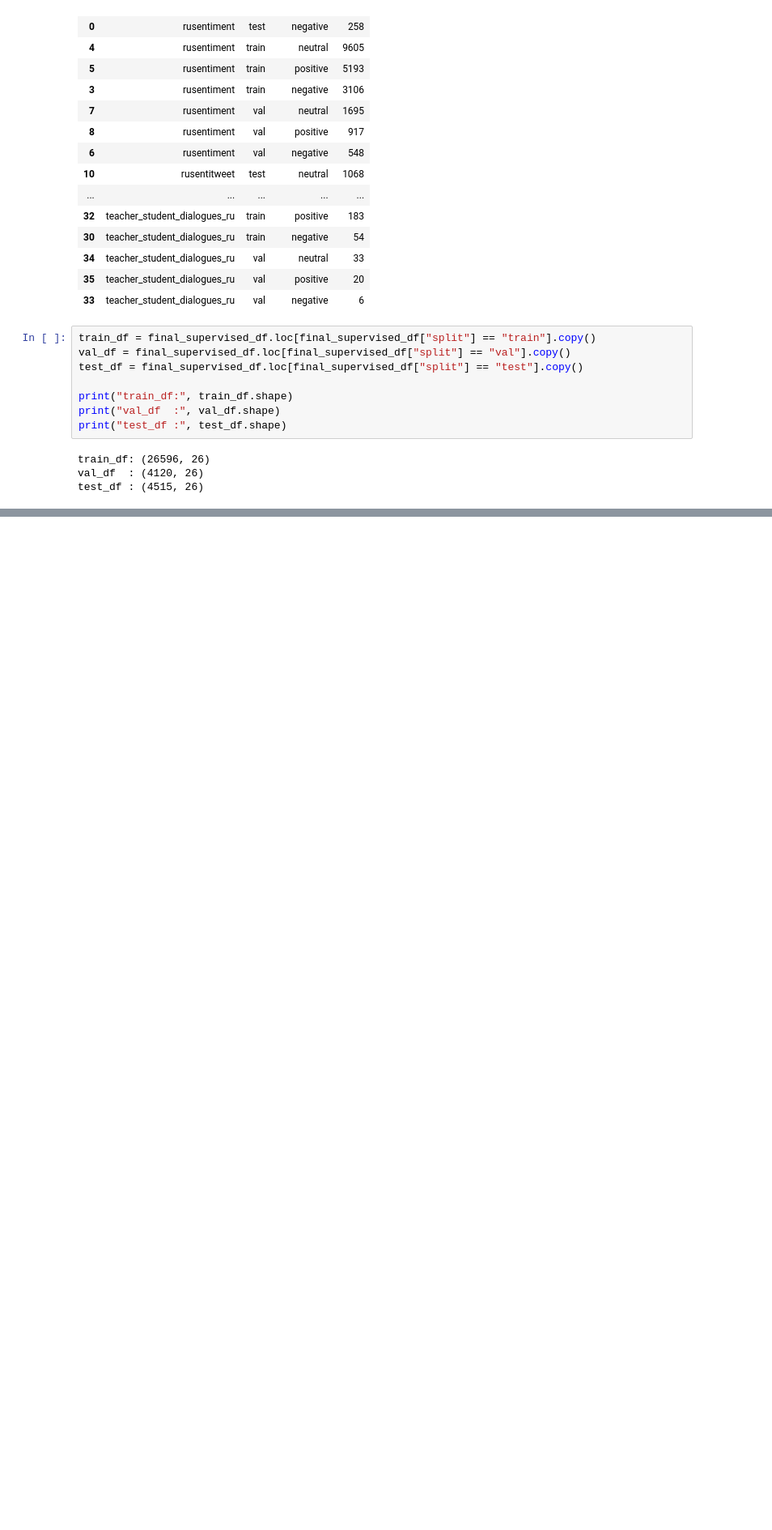
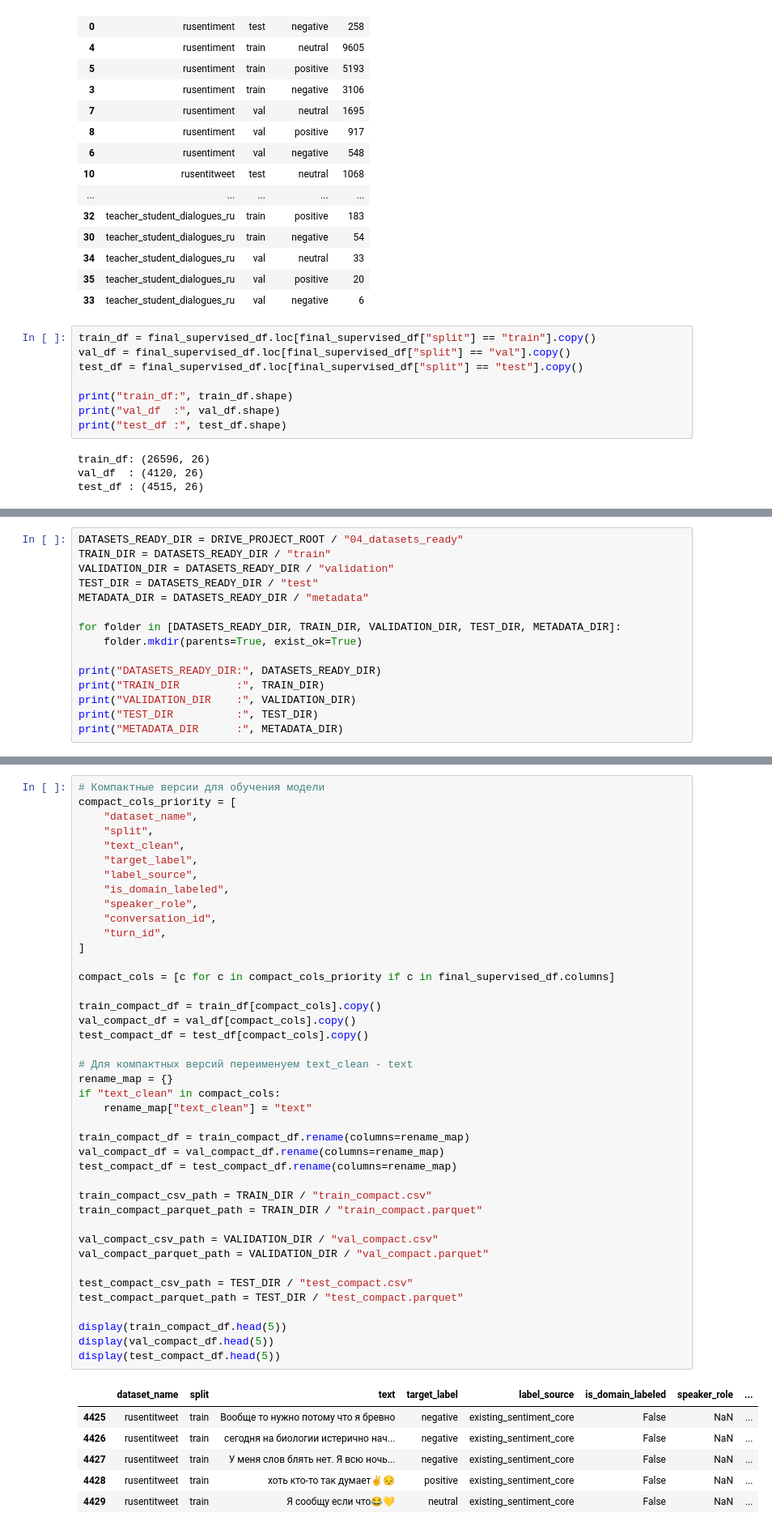
Before and after one commit to DenisBoytsov41/tutors-sentiment-coursework, a Jupyter notebook: notebooks/03_prepare_labeling_set.ipynb, the cells around one changed output, grey strips where cells are left out. Shown at 81% size. Saved outputs shown, nothing was run; the diff lists cells and outputs as text; blank space fills up the shorter version.

```diff
--- a/notebooks/03_prepare_labeling_set.ipynb
+++ b/notebooks/03_prepare_labeling_set.ipynb
@@ -2393,0 +2402,15 @@ test_df : (4515, 26)
+# %%
+DATASETS_READY_DIR = DRIVE_PROJECT_ROOT / "04_datasets_ready"
+TRAIN_DIR = DATASETS_READY_DIR / "train"
+VALIDATION_DIR = DATASETS_READY_DIR / "validation"
+TEST_DIR = DATASETS_READY_DIR / "test"
+METADATA_DIR = DATASETS_READY_DIR / "metadata"
+
+for folder in [DATASETS_READY_DIR, TRAIN_DIR, VALIDATION_DIR, TEST_DIR, METADATA_DIR]:
+    folder.mkdir(parents=True, exist_ok=True)
+
+print("DATASETS_READY_DIR:", DATASETS_READY_DIR)
+print("TRAIN_DIR         :", TRAIN_DIR)
+print("VALIDATION_DIR    :", VALIDATION_DIR)
+print("TEST_DIR          :", TEST_DIR)
+print("METADATA_DIR      :", METADATA_DIR)
@@ -2393,0 +2436,48 @@ test_df : (4515, 26)
+# %%
+# Компактные версии для обучения модели
+compact_cols_priority = [
+    "dataset_name",
+    "split",
+    "text_clean",
+    "target_label",
+    "label_source",
+    "is_domain_labeled",
+    "speaker_role",
+    "conversation_id",
+    "turn_id",
+]
+
+compact_cols = [c for c in compact_cols_priority if c in final_supervised_df.columns]
+
+train_compact_df = train_df[compact_cols].copy()
+val_compact_df = val_df[compact_cols].copy()
+test_compact_df = test_df[compact_cols].copy()
+
+# Для компактных версий переименуем text_clean - text
+rename_map = {}
+if "text_clean" in compact_cols:
+    rename_map["text_clean"] = "text"
+
+train_compact_df = train_compact_df.rename(columns=rename_map)
+val_compact_df = val_compact_df.rename(columns=rename_map)
+test_compact_df = test_compact_df.rename(columns=rename_map)
+
+train_compact_csv_path = TRAIN_DIR / "train_compact.csv"
+train_compact_parquet_path = TRAIN_DIR / "train_compact.parquet"
+
+val_compact_csv_path = VALIDATION_DIR / "val_compact.csv"
+val_compact_parquet_path = VALIDATION_DIR / "val_compact.parquet"
+
+test_compact_csv_path = TEST_DIR / "test_compact.csv"
+test_compact_parquet_path = TEST_DIR / "test_compact.parquet"
+
+display(train_compact_df.head(5))
+display(val_compact_df.head(5))
+display(test_compact_df.head(5))
+# %% [output]
+|  | dataset_name | split | text | target_label | label_source | is_domain_labeled | speaker_role | ... |
+| 4425 | rusentitweet | train | Вообще то нужно потому что я бревно | negative | existing_sentiment_core | False | NaN | ... |
+| 4426 | rusentitweet | train | сегодня на биологии истерично нач... | negative | existing_sentiment_core | False | NaN | ... |
+| 4427 | rusentitweet | train | У меня слов блять нет. Я всю ночь... | negative | existing_sentiment_core | False | NaN | ... |
+| 4428 | rusentitweet | train | хоть кто-то так думает✌️😔 | positive | existing_sentiment_core | False | NaN | ... |
+| 4429 | rusentitweet | train | Я сообщу если что😂💛 | neutral | existing_sentiment_core | False | NaN | ... |
```
Also changed, not shown: parts of 11 cells of this notebook.
